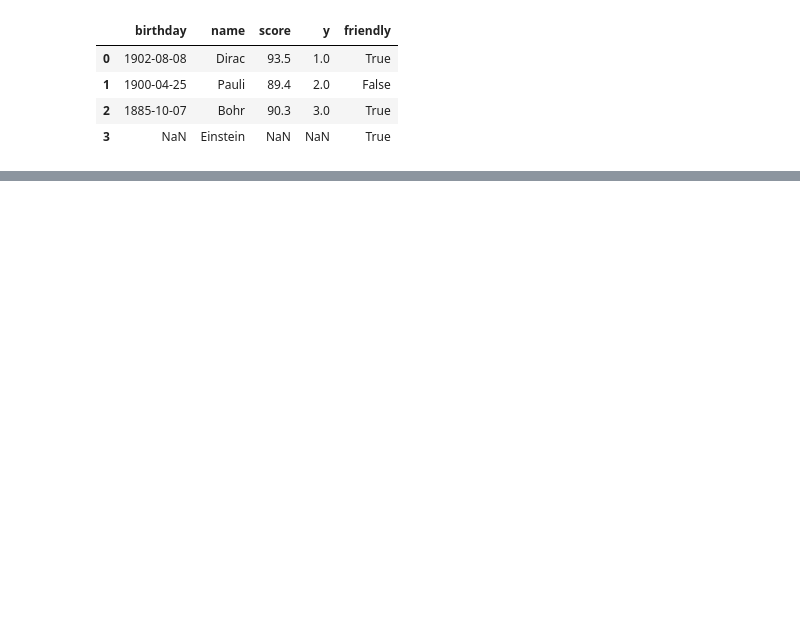
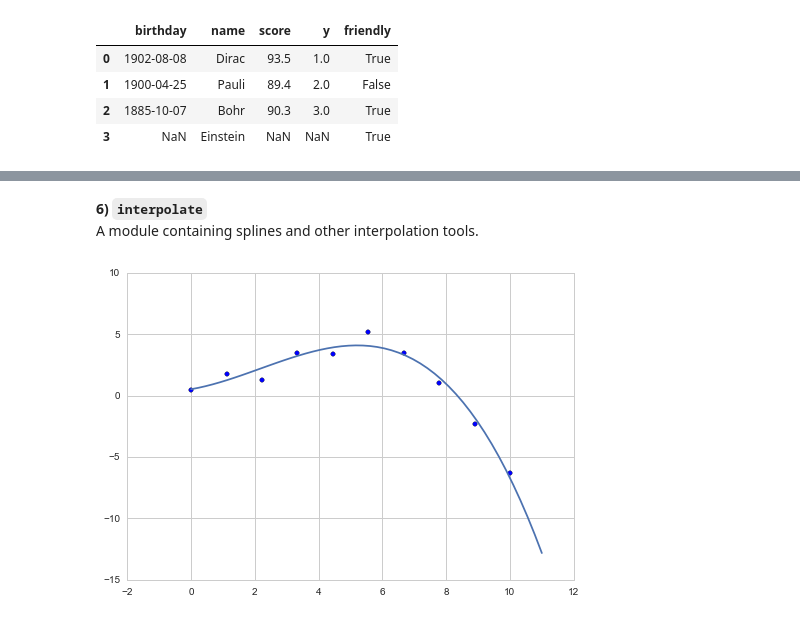
Before and after one commit to zazencodes/most_popular_functions, a Jupyter notebook: popular_python_functions.ipynb, the cells around one changed output, grey strips where cells are left out. Cells and saved outputs as stored; diff of their text form; code cells hidden in the pictures; blank space fills up the shorter version.

```diff
--- a/popular_python_functions.ipynb
+++ b/popular_python_functions.ipynb
@@ -305,0 +562,15 @@ pd.isnull(df_merge)
+# %% [markdown]
+**6) `interpolate`**
+A module containing splines and other interpolation tools.
+# %%
+# Spline fit for scattered points
+
+x = np.linspace(0, 10, 10)
+xs = np.linspace(0, 11, 50)
+y = np.array([0.5, 1.8, 1.3, 3.5, 3.4,
+              5.2, 3.5, 1.0, -2.3, -6.3])
+spline = sp.interpolate.UnivariateSpline(x, y)
+plt.scatter(x, y); plt.plot(xs, spline(xs))
+plt.show()
+# %% [output]
+[figure, added]
```
Also changed, not shown: parts of 84 cells of this notebook, 6 other files.
